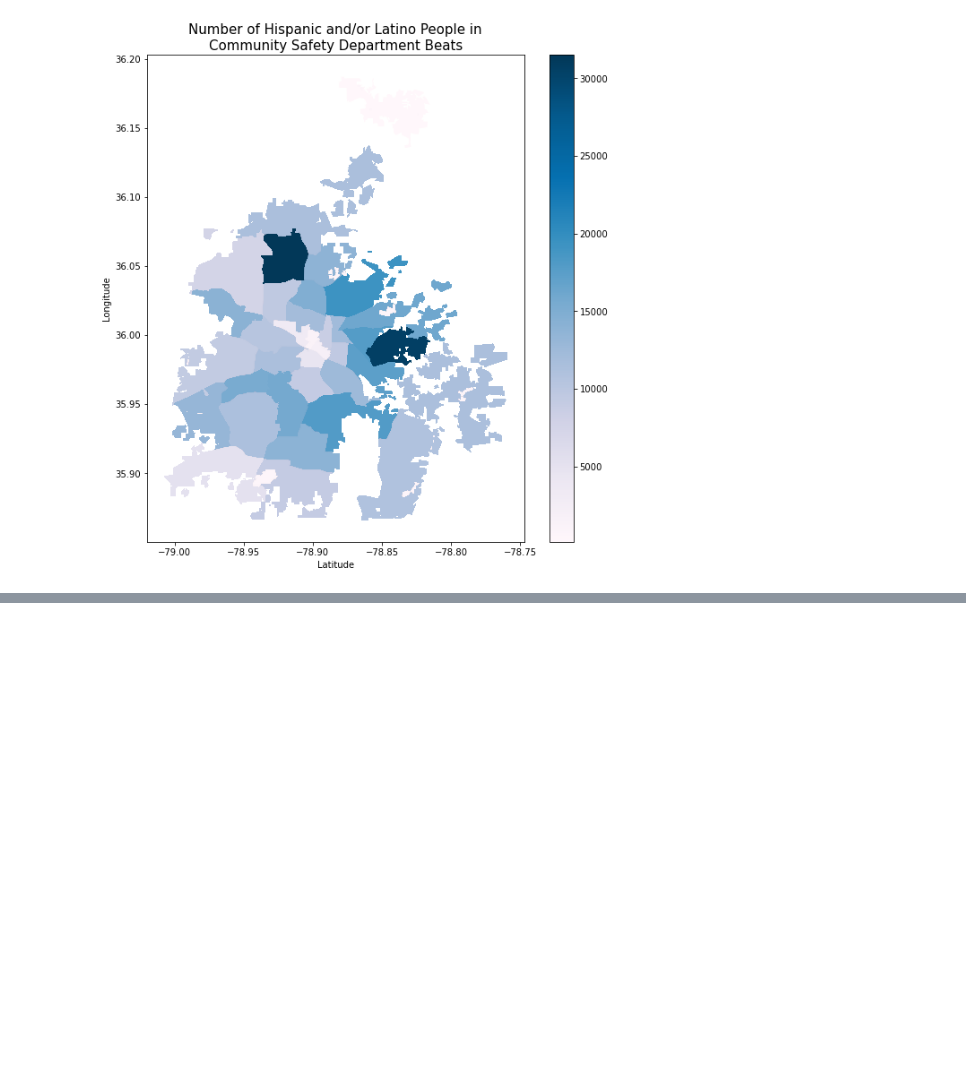
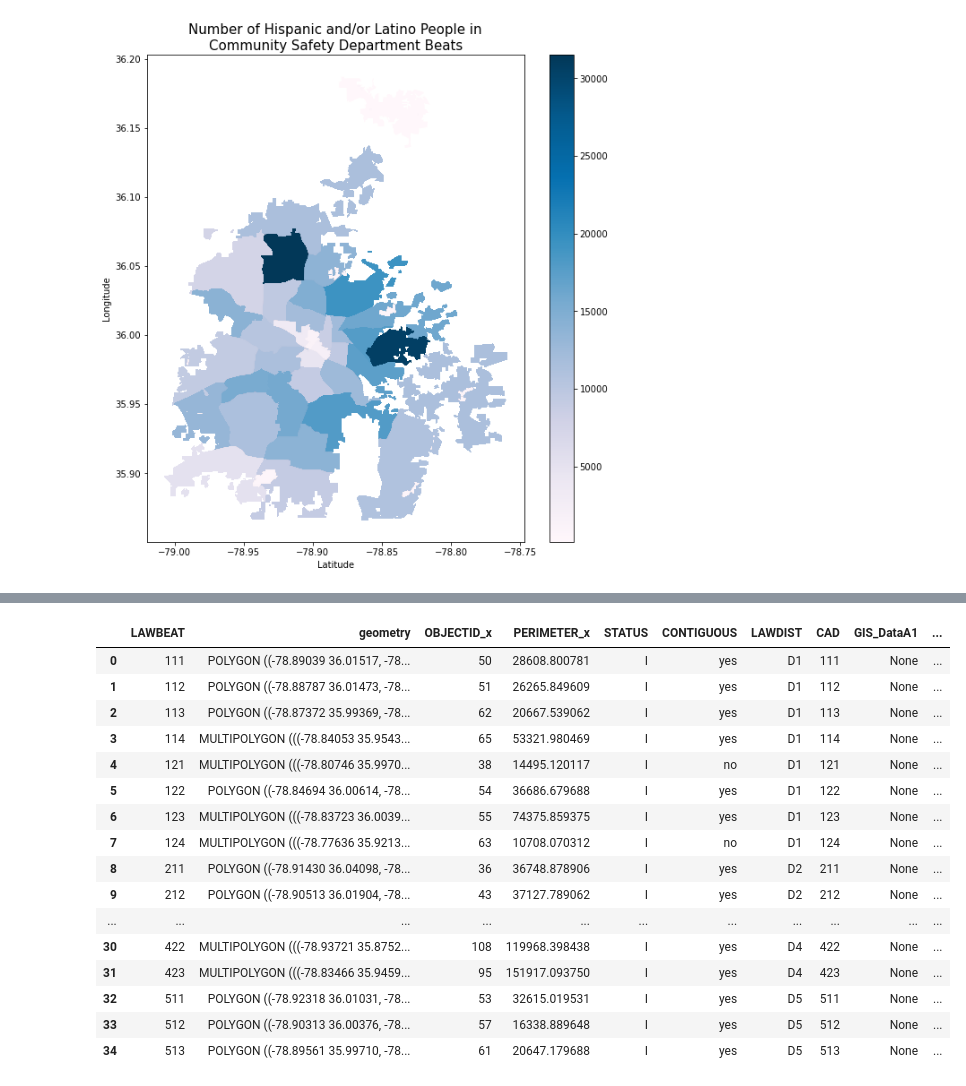
Before and after one commit to sadiesheridan/dataplus-project27-community-safety-durham, a Jupyter notebook: 10_code/hispanicanalysis.ipynb, the cells around one changed output, grey strips where cells are left out. Saved outputs shown, nothing was run; the diff lists cells and outputs as text; code cells hidden in the pictures; blank space fills up the shorter version.

```diff
--- a/10_code/hispanicanalysis.ipynb
+++ b/10_code/hispanicanalysis.ipynb
@@ -837,0 +966,21 @@ NameError: name 'x' is not defined
+# %%
+mappingdatasetforpolicebeats_w_income = pd.merge(policebeats, beats_callcount_popdata_incomedata, on ='LAWBEAT')
+mappingdatasetforpolicebeats_w_income
+# %% [output]
+|  | LAWBEAT | geometry | OBJECTID_x | PERIMETER_x | STATUS | CONTIGUOUS | LAWDIST | CAD | GIS_DataA1 | ... |
+| 0 | 111 | POLYGON ((-78.89039 36.01517, -78... | 50 | 28608.800781 | I | yes | D1 | 111 | None | ... |
+| 1 | 112 | POLYGON ((-78.88787 36.01473, -78... | 51 | 26265.849609 | I | yes | D1 | 112 | None | ... |
+| 2 | 113 | POLYGON ((-78.87372 35.99369, -78... | 62 | 20667.539062 | I | yes | D1 | 113 | None | ... |
+| 3 | 114 | MULTIPOLYGON (((-78.84053 35.9543... | 65 | 53321.980469 | I | yes | D1 | 114 | None | ... |
+| 4 | 121 | MULTIPOLYGON (((-78.80746 35.9970... | 38 | 14495.120117 | I | no | D1 | 121 | None | ... |
+| 5 | 122 | POLYGON ((-78.84694 36.00614, -78... | 54 | 36686.679688 | I | yes | D1 | 122 | None | ... |
+| 6 | 123 | MULTIPOLYGON (((-78.83723 36.0039... | 55 | 74375.859375 | I | yes | D1 | 123 | None | ... |
+| 7 | 124 | MULTIPOLYGON (((-78.77636 35.9213... | 63 | 10708.070312 | I | no | D1 | 124 | None | ... |
+| 8 | 211 | POLYGON ((-78.91430 36.04098, -78... | 36 | 36748.878906 | I | yes | D2 | 211 | None | ... |
+| 9 | 212 | POLYGON ((-78.90513 36.01904, -78... | 43 | 37127.789062 | I | yes | D2 | 212 | None | ... |
+| ... | ... | ... | ... | ... | ... | ... | ... | ... | ... | ... |
+| 30 | 422 | MULTIPOLYGON (((-78.93721 35.8752... | 108 | 119968.398438 | I | yes | D4 | 422 | None | ... |
+| 31 | 423 | MULTIPOLYGON (((-78.83466 35.9459... | 95 | 151917.093750 | I | yes | D4 | 423 | None | ... |
+| 32 | 511 | POLYGON ((-78.92318 36.01031, -78... | 53 | 32615.019531 | I | yes | D5 | 511 | None | ... |
+| 33 | 512 | POLYGON ((-78.90313 36.00376, -78... | 57 | 16338.889648 | I | yes | D5 | 512 | None | ... |
+| 34 | 513 | POLYGON ((-78.89561 35.99710, -78... | 61 | 20647.179688 | I | yes | D5 | 513 | None | ... |
```
Also changed, not shown: parts of 22 cells of this notebook, 1 other file.
